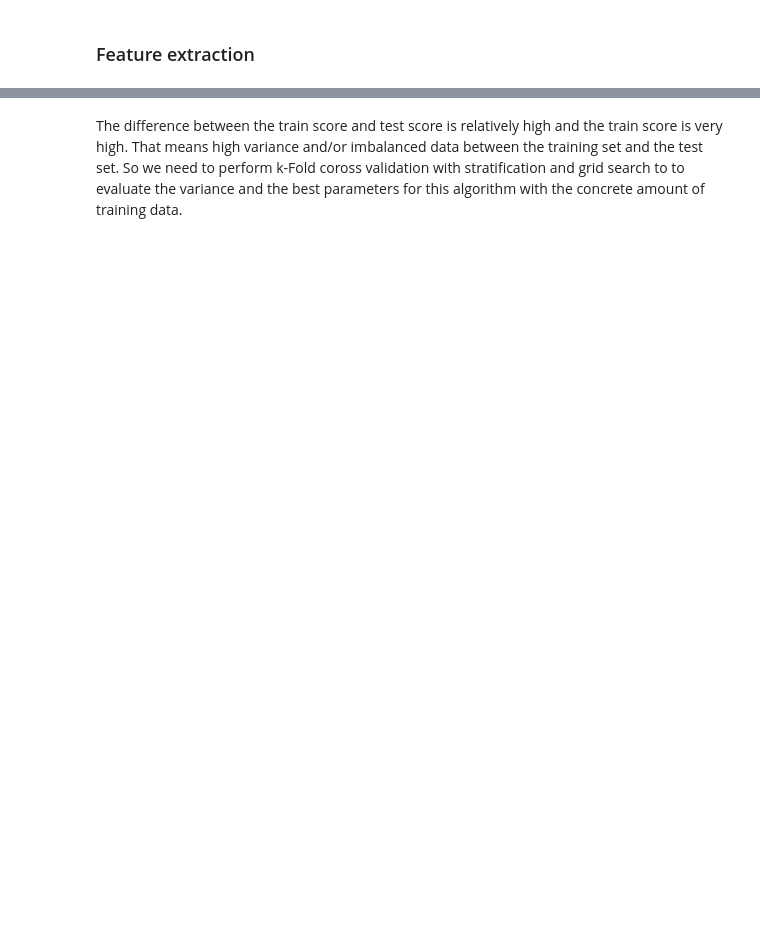
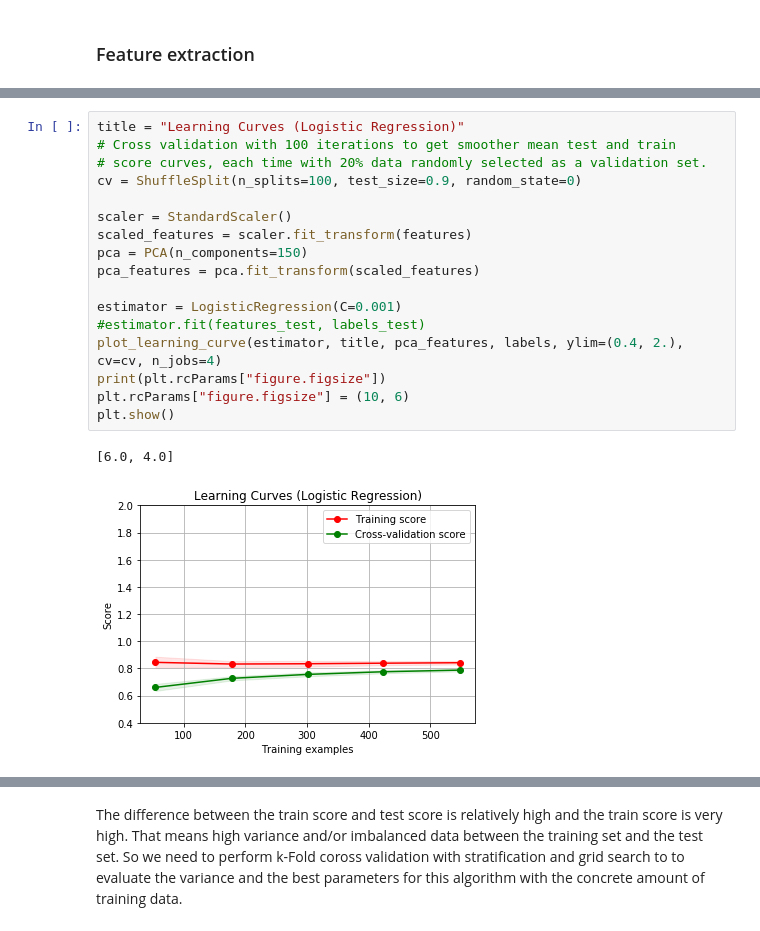
Before and after one commit to dim4o/gender-recognizer, a Jupyter notebook: Gender Classification.ipynb, the cells around one changed output, grey strips where cells are left out. Saved outputs shown, nothing was run; the diff lists cells and outputs as text; blank space fills up the shorter version.

```diff
--- a/Gender Classification.ipynb
+++ b/Gender Classification.ipynb
@@ -573,0 +709,20 @@ Diff score: 0.0177190335678
+# %%
+title = "Learning Curves (Logistic Regression)"
+# Cross validation with 100 iterations to get smoother mean test and train
+# score curves, each time with 20% data randomly selected as a validation set.
+cv = ShuffleSplit(n_splits=100, test_size=0.9, random_state=0)
+
+scaler = StandardScaler()
+scaled_features = scaler.fit_transform(features)
+pca = PCA(n_components=150)
+pca_features = pca.fit_transform(scaled_features)
+
+estimator = LogisticRegression(C=0.001)
+#estimator.fit(features_test, labels_test)
+plot_learning_curve(estimator, title, pca_features, labels, ylim=(0.4, 2.), cv=cv, n_jobs=4)
+print(plt.rcParams["figure.figsize"])
+plt.rcParams["figure.figsize"] = (10, 6)
+plt.show()
+# %% [output]
+[6.0, 4.0]
+[figure, added]
```
Also changed, not shown: parts of 149 cells of this notebook, 2 other files.
